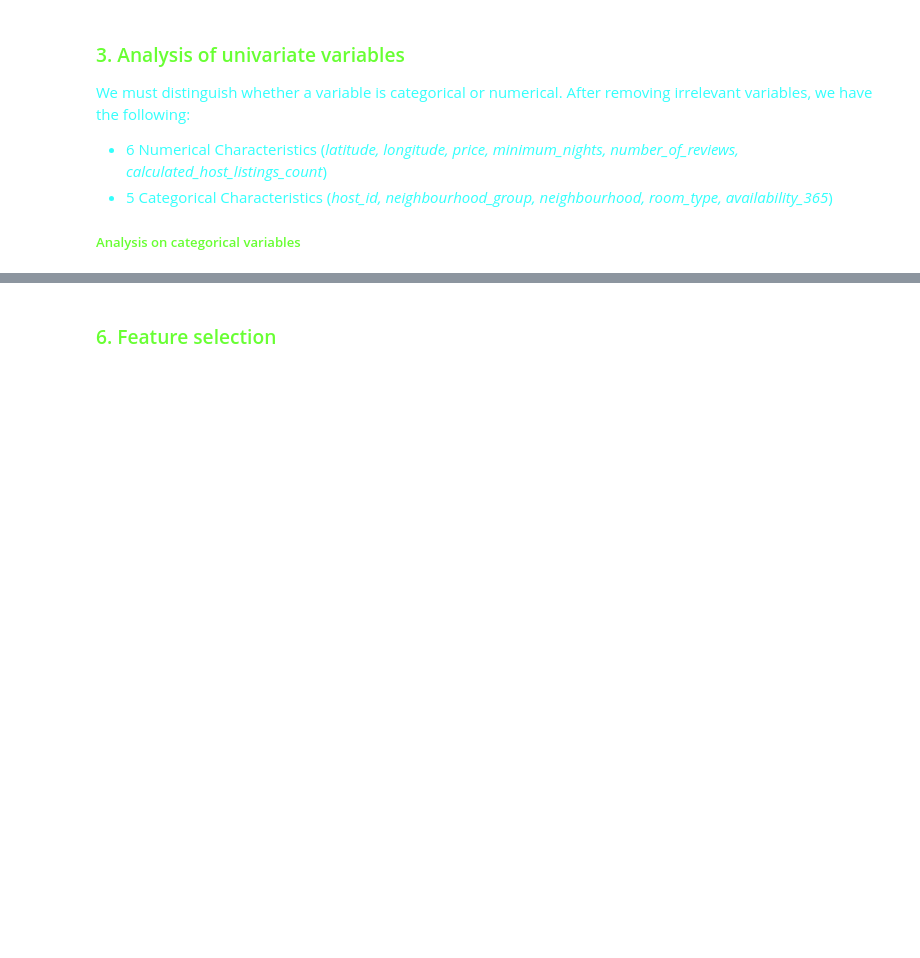
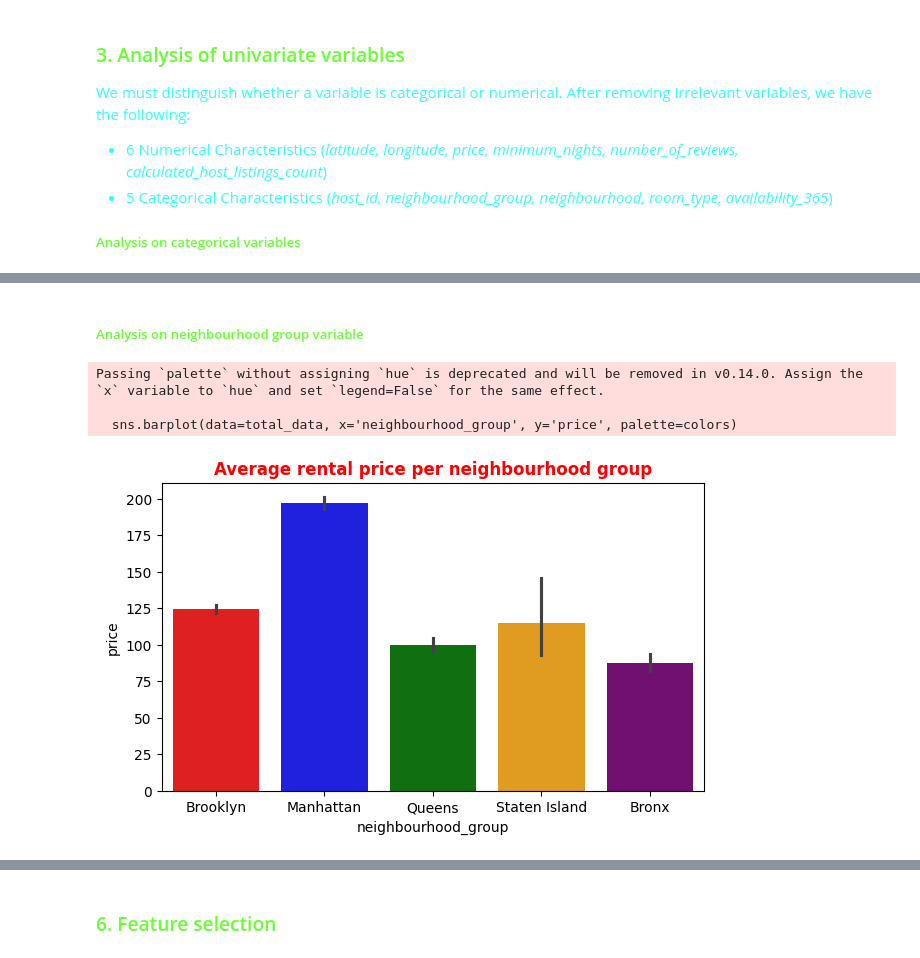
Before and after one commit to dorianDraper/Airbnb-EDA-project, a Jupyter notebook: src/explore.ipynb, the cells around one changed output, grey strips where cells are left out. Saved outputs shown, nothing was run; the diff lists cells and outputs as text; code cells hidden in the pictures; blank space fills up the shorter version.

Commit message:
multivariate analysis complete

```diff
--- a/src/explore.ipynb
+++ b/src/explore.ipynb
@@ -109,0 +135,14 @@ total_data.head()
+# %% [markdown]
+<h5 style="font-family: Comic Sans MS; color: #68FF33">Analysis on neighbourhood group variable</h5>
+# %%
+# plot the average rental price per neighbourhood group in bar plot
+colors = ['red', 'blue', 'green', 'orange', 'purple']
+plt.figure(figsize=(7, 4))
+sns.barplot(data=total_data, x='neighbourhood_group', y='price', palette=colors)
+plt.title('Average rental price per neighbourhood group', color='r', fontweight='bold')
+plt.show()
+# %% [output]
+Passing `palette` without assigning `hue` is deprecated and will be removed in v0.14.0. Assign the `x` variable to `hue` and set `legend=False` for the same effect.
+
+  sns.barplot(data=total_data, x='neighbourhood_group', y='price', palette=colors)
+[figure, added]
```
Also changed, not shown: parts of 38 cells of this notebook.
